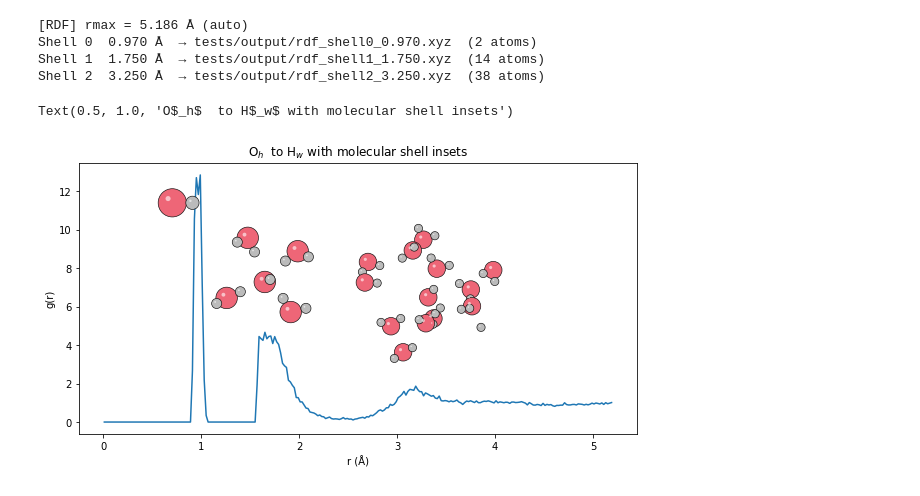
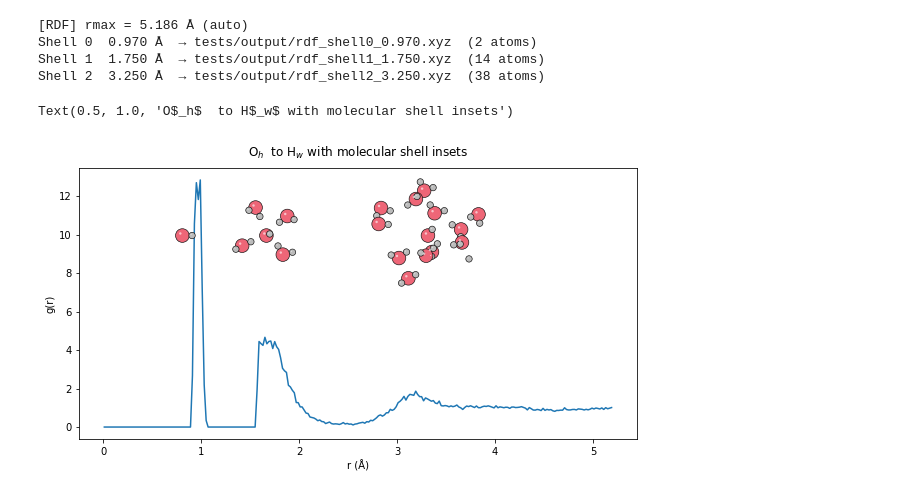
Before and after one commit to viktorsvahn/chempiler, a Jupyter notebook: chempiler_demo.ipynb, the cells around one changed output. Saved outputs shown, nothing was run; the diff lists cells and outputs as text; code cells hidden in the pictures.

```diff
--- a/chempiler_demo.ipynb
+++ b/chempiler_demo.ipynb
@@ -267,17 +267,20 @@ Shell 2  3.250 Å  → tests/output/rdf_shell2_3.250.xyz  (38 atoms)
 # %%
 ax = plot_rdf(r_h, g_h, insets={
     #shell0: f"tests/output/rdf_shell0_{shell0:.3f}.xyz",
     shell0: {"file": f"tests/output/rdf_shell0_{shell0:.3f}.xyz",
-             "y": 0.7, "scale": 0.8},
+             #"y": 0.2, #"scale": 0.8
+             },
     shell1: {"file": f"tests/output/rdf_shell1_{shell1:.3f}.xyz",
-             "y": 0.2, "scale": 2.0,"view": 2},
+             #"y": 0.2, "view": 2, #"scale": 2.0
+             },
     shell2: {"file": f"tests/output/rdf_shell2_{shell2:.3f}.xyz",
-             "y": 0.05,"scale": 2.5, "view": 2},
-})
+             #"y": 0.2, "view": 2, #"scale": 2.0,
+             },
+}, atomic_scale=2.0)
 ax.set_title("O$_h$  to H$_w$ with molecular shell insets")
 # %% [output]
 Text(0.5, 1.0, 'O$_h$  to H$_w$ with molecular shell insets')
-[figure, old version]
+[figure, new version]
 # %%
 from chempiler import show
 
```
Also changed, not shown: 2 other files.
